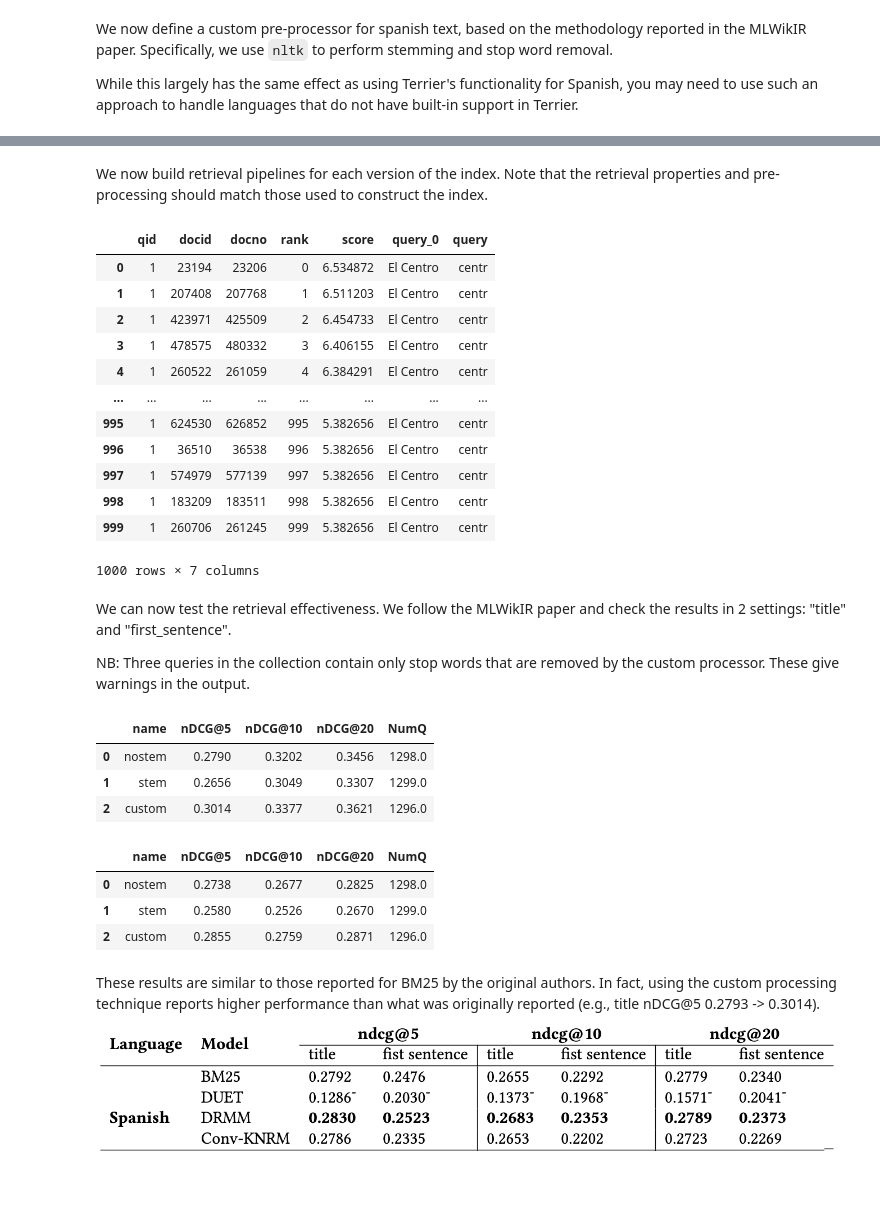
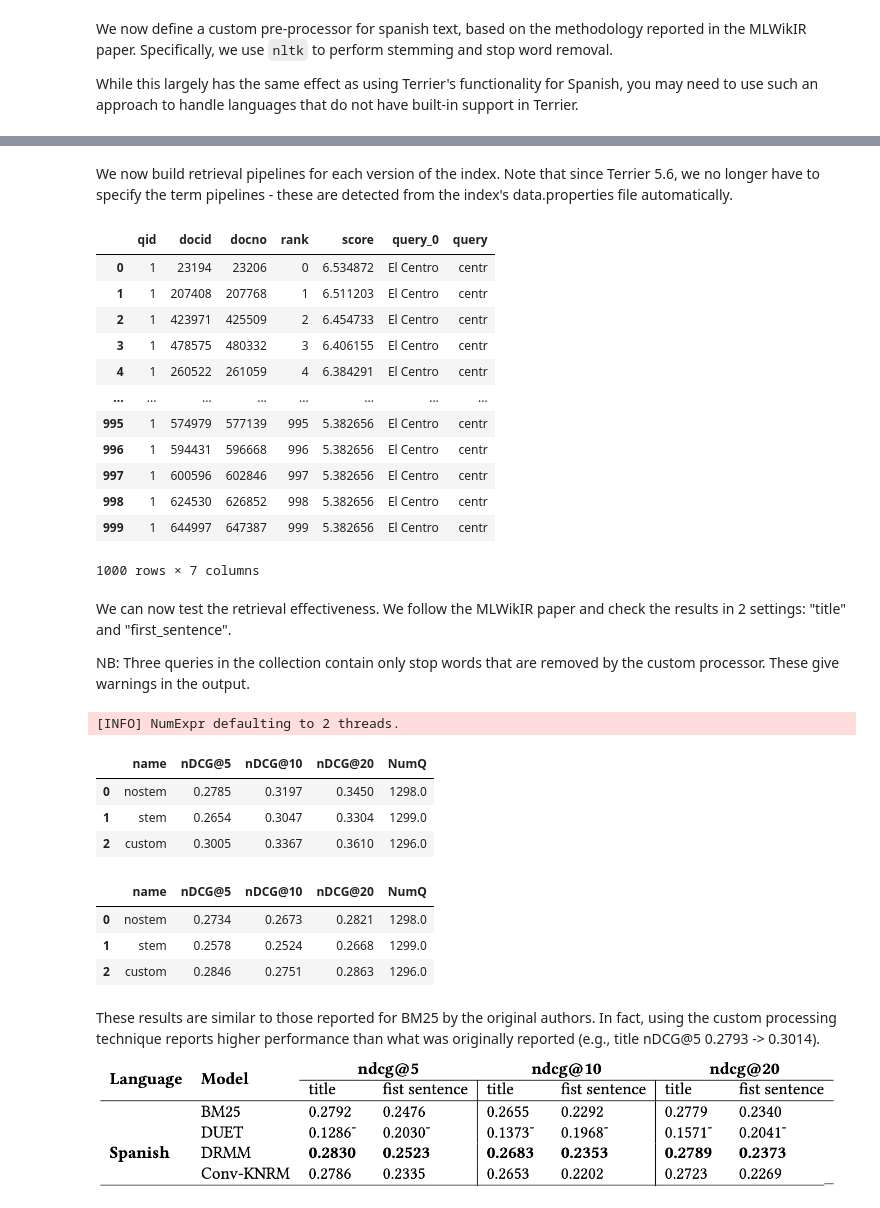
Before and after one commit to terrier-org/pyterrier, a Jupyter notebook: examples/notebooks/non_en_retrieval.ipynb, the cells around one changed output, grey strips where cells are left out. Drawn from its saved outputs; the diff is of its cells as text; code cells hidden in the pictures.

Commit message:
update for terrier 5.6

```diff
--- a/examples/notebooks/non_en_retrieval.ipynb
+++ b/examples/notebooks/non_en_retrieval.ipynb
@@ -95,37 +110,28 @@ else:
 # %% [markdown]
-We now build retrieval pipelines for each version of the index. Note that the retrieval properties and pre-processing should match those used to construct the index.
+We now build retrieval pipelines for each version of the index. Note that since Terrier 5.6, we no longer have to specify the term pipelines - these are detected from the index's data.properties file automatically.
 # %%
-bm25_nostem = pt.BatchRetrieve(index_nostem, wmodel='BM25', properties={
-    'tokeniser': 'UTFTokeniser',
-    'termpipelines': '',
-})
-bm25_nostem.search('El Centro') # example search and working around #188
+bm25_nostem = pt.BatchRetrieve(index_nostem, wmodel='BM25')
+bm25_nostem.search('El Centro')
 
-bm25_stem = pt.BatchRetrieve(index_stem, wmodel='BM25', properties={
-    'tokeniser': 'UTFTokeniser',
-    'termpipelines': 'SpanishSnowballStemmer',
-})
-bm25_stem.search('El Centro') # example search and working around #188
+bm25_stem = pt.BatchRetrieve(index_stem, wmodel='BM25')
+bm25_stem.search('El Centro')
 
 # to apply the es_preprocess function to the query text, use a pt.apply.query transformer
-bm25_custom = pt.apply.query(lambda row: es_preprocess(row.query)) >> pt.BatchRetrieve(index_custom, wmodel='BM25', properties={
-    'tokeniser': 'UTFTokeniser',
-    'termpipelines': '',
-})
-bm25_custom.search('El Centro') # example search and working around #188
+bm25_custom = pt.apply.query(lambda row: es_preprocess(row.query)) >> pt.BatchRetrieve(index_custom, wmodel='BM25')
+bm25_custom.search('El Centro')
 # %% [output]
 |  | qid | docid | docno | rank | score | query_0 | query |
 | 0 | 1 | 23194 | 23206 | 0 | 6.534872 | El Centro | centr |
 | 1 | 1 | 207408 | 207768 | 1 | 6.511203 | El Centro | centr |
 | 2 | 1 | 423971 | 425509 | 2 | 6.454733 | El Centro | centr |
 | 3 | 1 | 478575 | 480332 | 3 | 6.406155 | El Centro | centr |
 | 4 | 1 | 260522 | 261059 | 4 | 6.384291 | El Centro | centr |
 | ... | ... | ... | ... | ... | ... | ... | ... |
-| 995 | 1 | 624530 | 626852 | 995 | 5.382656 | El Centro | centr |
-| 996 | 1 | 36510 | 36538 | 996 | 5.382656 | El Centro | centr |
-| 997 | 1 | 574979 | 577139 | 997 | 5.382656 | El Centro | centr |
-| 998 | 1 | 183209 | 183511 | 998 | 5.382656 | El Centro | centr |
-| 999 | 1 | 260706 | 261245 | 999 | 5.382656 | El Centro | centr |
+| 995 | 1 | 574979 | 577139 | 995 | 5.382656 | El Centro | centr |
+| 996 | 1 | 594431 | 596668 | 996 | 5.382656 | El Centro | centr |
+| 997 | 1 | 600596 | 602846 | 997 | 5.382656 | El Centro | centr |
+| 998 | 1 | 624530 | 626852 | 998 | 5.382656 | El Centro | centr |
+| 999 | 1 | 644997 | 647387 | 999 | 5.382656 | El Centro | centr |
 1000 rows × 7 columns
 # %% [markdown]
 We can now test the retrieval effectiveness. We follow the MLWikIR paper and check the results in 2 settings: "title" and "first_sentence".
@@ -143,10 +149,11 @@ pt.Experiment(
     round=4
 )
 # %% [output]
+[INFO] NumExpr defaulting to 2 threads.
 |  | name | nDCG@5 | nDCG@10 | nDCG@20 | NumQ |
-| 0 | nostem | 0.2790 | 0.3202 | 0.3456 | 1298.0 |
-| 1 | stem | 0.2656 | 0.3049 | 0.3307 | 1299.0 |
-| 2 | custom | 0.3014 | 0.3377 | 0.3621 | 1296.0 |
+| 0 | nostem | 0.2785 | 0.3197 | 0.3450 | 1298.0 |
+| 1 | stem | 0.2654 | 0.3047 | 0.3304 | 1299.0 |
+| 2 | custom | 0.3005 | 0.3367 | 0.3610 | 1296.0 |
 # %%
 pt.Experiment(
     [bm25_nostem, bm25_stem, bm25_custom],
@@ -158,9 +165,9 @@ pt.Experiment(
 )
 # %% [output]
 |  | name | nDCG@5 | nDCG@10 | nDCG@20 | NumQ |
-| 0 | nostem | 0.2738 | 0.2677 | 0.2825 | 1298.0 |
-| 1 | stem | 0.2580 | 0.2526 | 0.2670 | 1299.0 |
-| 2 | custom | 0.2855 | 0.2759 | 0.2871 | 1296.0 |
+| 0 | nostem | 0.2734 | 0.2673 | 0.2821 | 1298.0 |
+| 1 | stem | 0.2578 | 0.2524 | 0.2668 | 1299.0 |
+| 2 | custom | 0.2846 | 0.2751 | 0.2863 | 1296.0 |
 # %% [markdown]
 These results are similar to those reported for BM25 by the original authors. In fact, using the custom processing technique reports higher performance than what was originally reported (e.g., title nDCG@5 0.2793 -> 0.3014).
 
```
Also changed, not shown: parts of 5 cells of this notebook.
